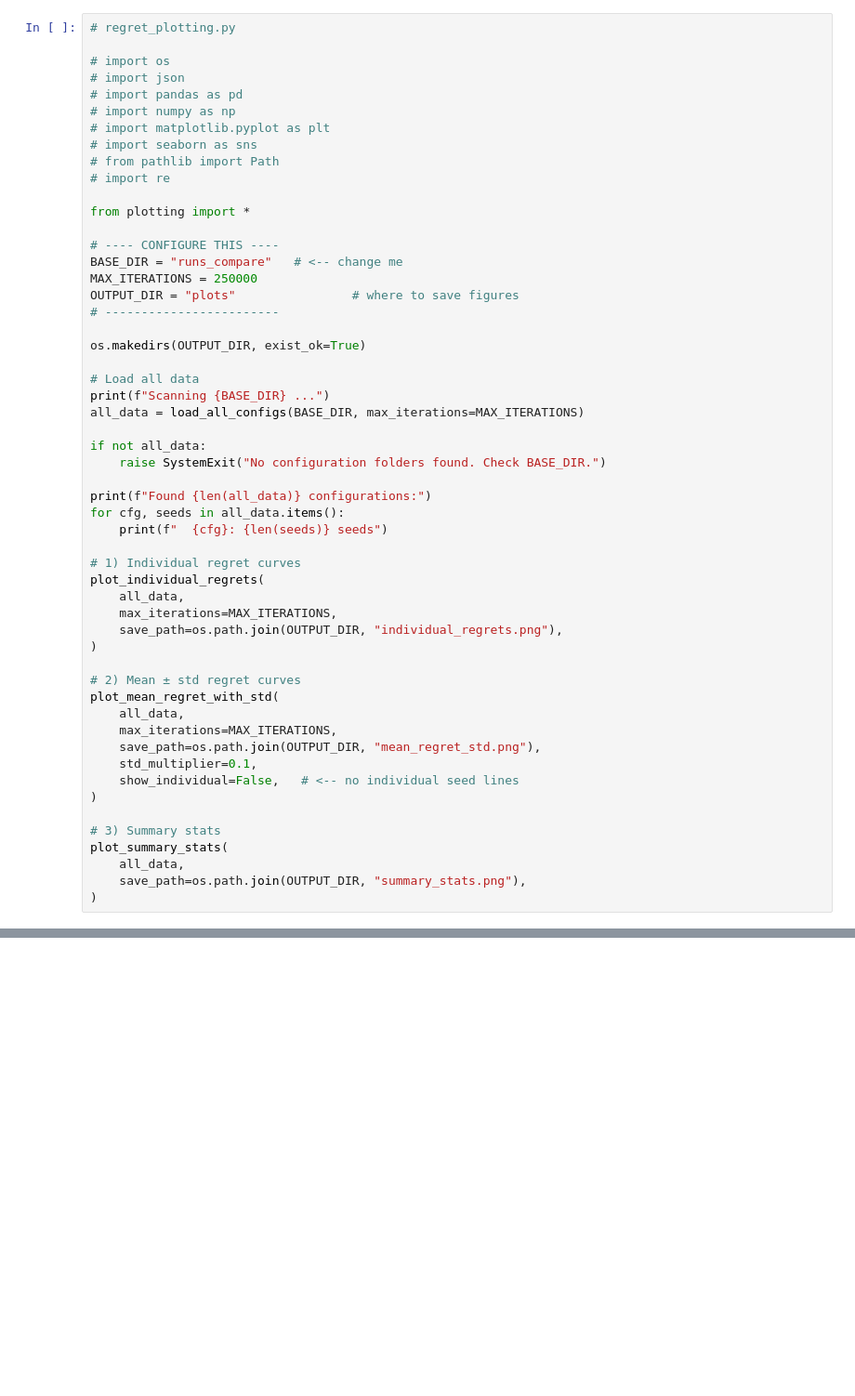
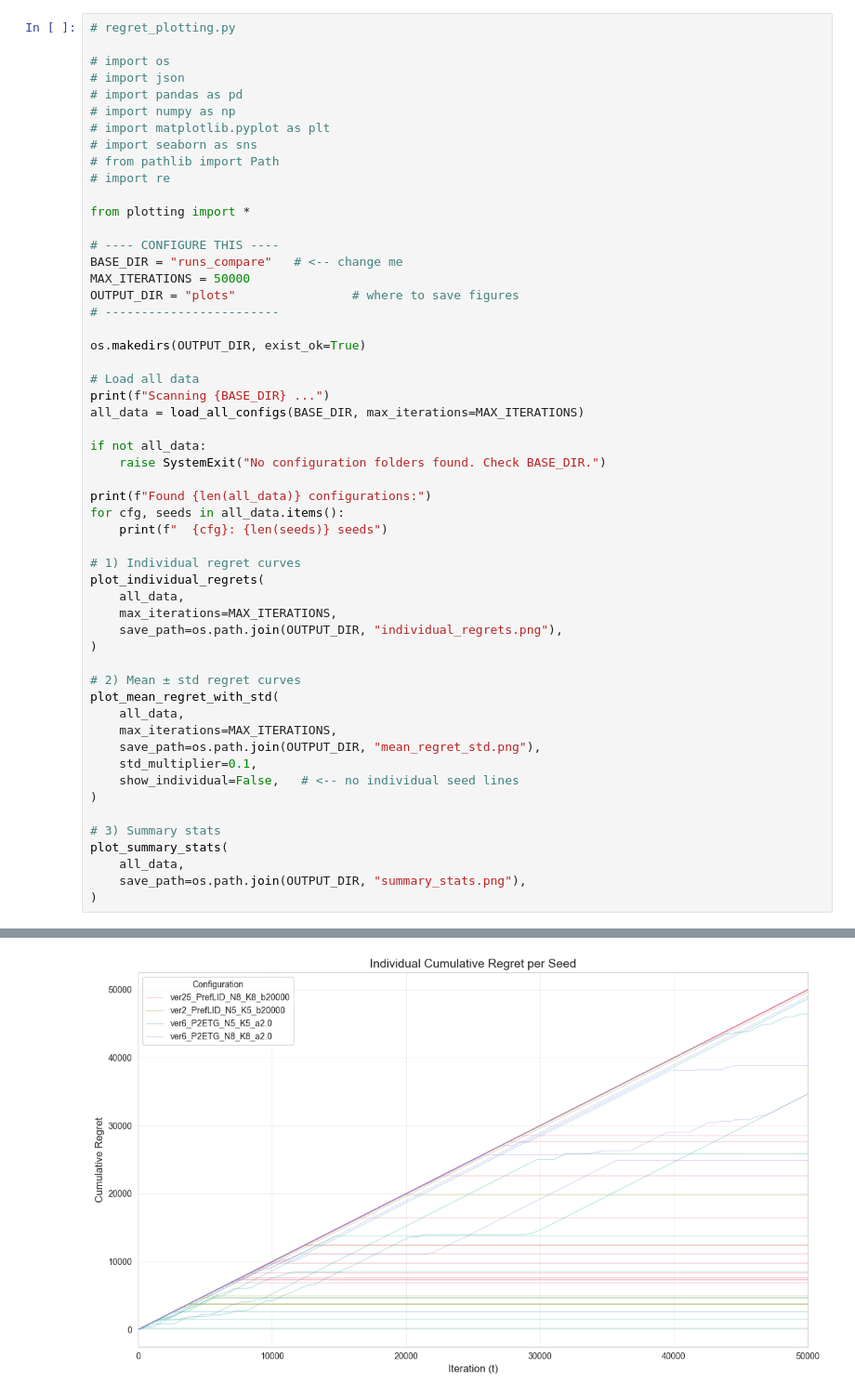
Before and after one commit to larkz/gale_shapley, a Jupyter notebook: notebooks/plots_preflid.ipynb, the cells around one changed output, grey strips where cells are left out. Shown at 93% size. Saved outputs shown, nothing was run; the diff lists cells and outputs as text; blank space fills up the shorter version.

Commit message:
plot tweaking

```diff
--- a/notebooks/plots_preflid.ipynb
+++ b/notebooks/plots_preflid.ipynb
@@ -14,7 +14,7 @@ from plotting import *
 
 # ---- CONFIGURE THIS ----
 BASE_DIR = "runs_compare"   # <-- change me
-MAX_ITERATIONS = 250000
+MAX_ITERATIONS = 50000
 OUTPUT_DIR = "plots"                # where to save figures
 # ------------------------
 
@@ -72,0 +68 @@ Scanning: /Users/larkin/code/gale_shapley/runs_compare
+[figure, new version]
```
Also changed, not shown: parts of 5 cells of this notebook, 4 other files.
